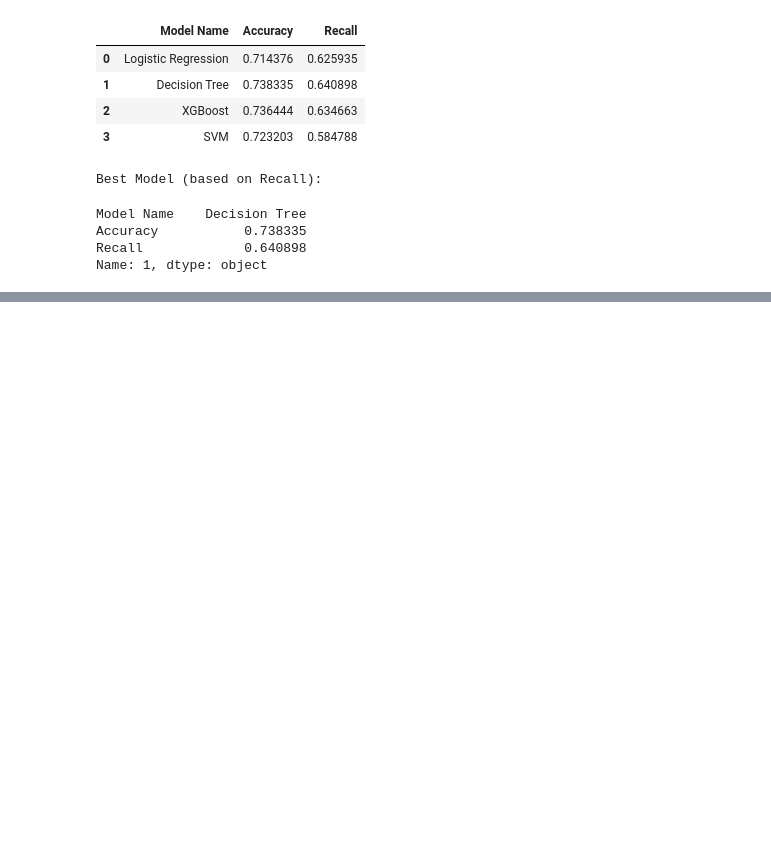
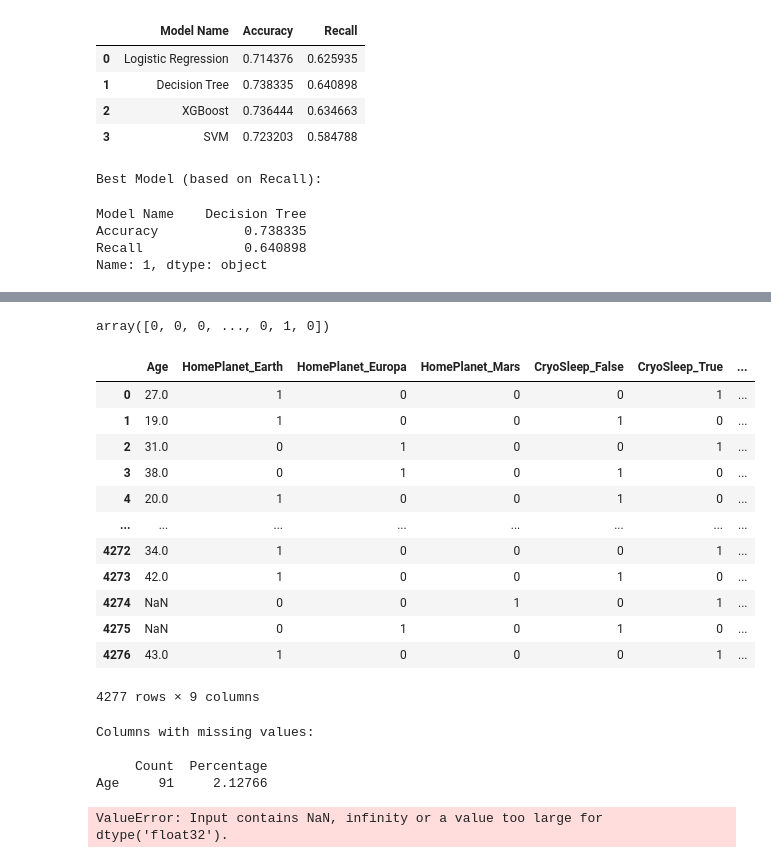
Before and after one commit to Emilly-Njue/Spaceship-Titanic, a Jupyter notebook: spaceship.ipynb, the cells around one changed output, grey strips where cells are left out. Drawn from its saved outputs; the diff is of its cells as text; code cells hidden in the pictures; blank space fills up the shorter version.

Commit message:
test data

```diff
--- a/spaceship.ipynb
+++ b/spaceship.ipynb
@@ -803,0 +836,36 @@ Name: 1, dtype: object
+# %%
+predict = decision_treee_grid.predict(X_test)
+predict
+# %% [output]
+array([0, 0, 0, ..., 0, 1, 0])
+# %%
+# Test data
+test_data = pd.read_csv('test.csv')
+test_data = test_data[['HomePlanet', 'CryoSleep', 'Destination', 'Age']]
+test_data = pd.get_dummies(test_data)
+test_data
+# %% [output]
+|  | Age | HomePlanet_Earth | HomePlanet_Europa | HomePlanet_Mars | CryoSleep_False | CryoSleep_True | ... |
+| 0 | 27.0 | 1 | 0 | 0 | 0 | 1 | ... |
+| 1 | 19.0 | 1 | 0 | 0 | 1 | 0 | ... |
+| 2 | 31.0 | 0 | 1 | 0 | 0 | 1 | ... |
+| 3 | 38.0 | 0 | 1 | 0 | 1 | 0 | ... |
+| 4 | 20.0 | 1 | 0 | 0 | 1 | 0 | ... |
+| ... | ... | ... | ... | ... | ... | ... | ... |
+| 4272 | 34.0 | 1 | 0 | 0 | 0 | 1 | ... |
+| 4273 | 42.0 | 1 | 0 | 0 | 1 | 0 | ... |
+| 4274 | NaN | 0 | 0 | 1 | 0 | 1 | ... |
+| 4275 | NaN | 0 | 1 | 0 | 1 | 0 | ... |
+| 4276 | 43.0 | 1 | 0 | 0 | 0 | 1 | ... |
+4277 rows × 9 columns
+# %%
+print_missing_values(test_data)
+# %% [output]
+Columns with missing values:
+
+     Count  Percentage
+Age     91     2.12766
+# %%
+prediction = decision_treee_grid.predict(test_data)
+# %% [output]
+ValueError: Input contains NaN, infinity or a value too large for dtype('float32').
```
Also changed, not shown: parts of 2 cells of this notebook.
